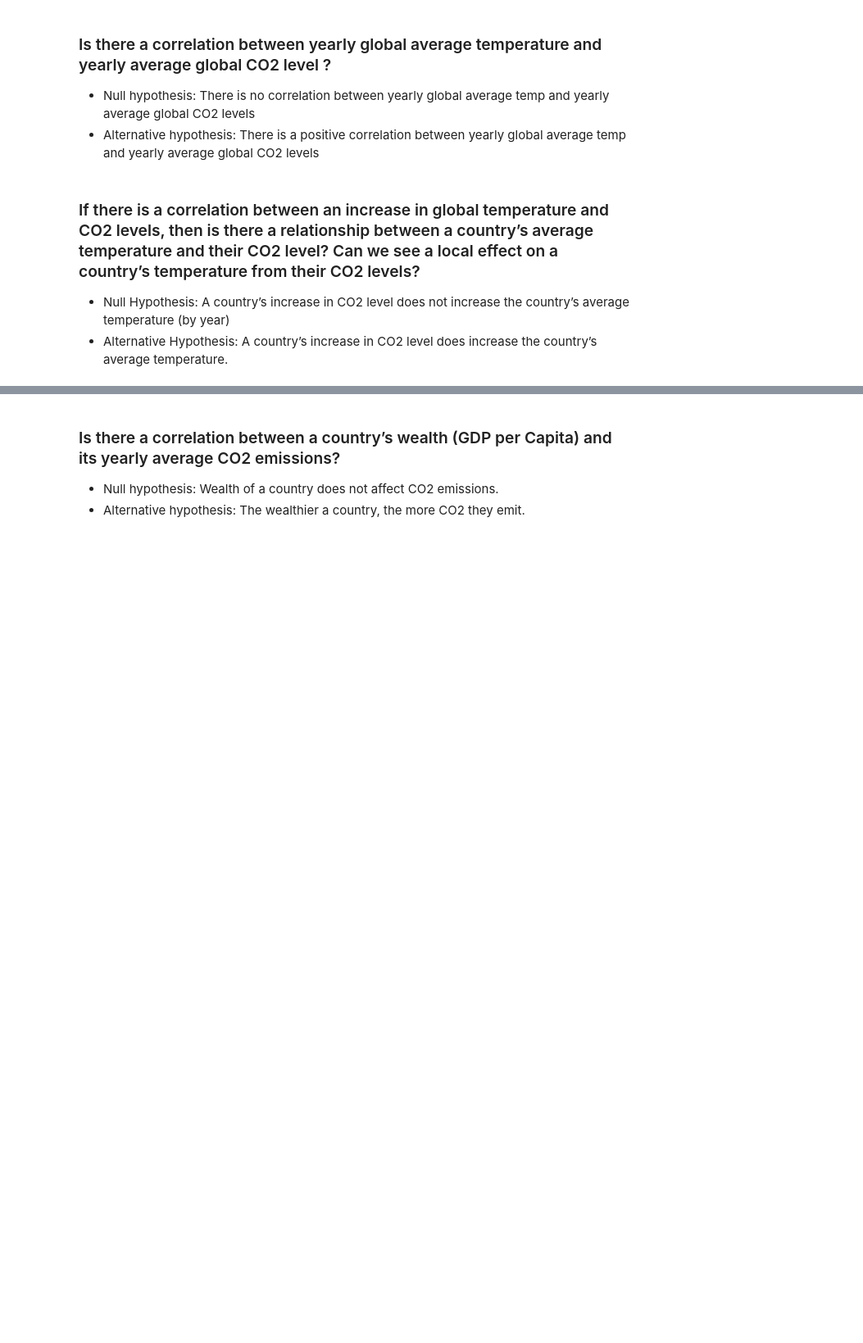
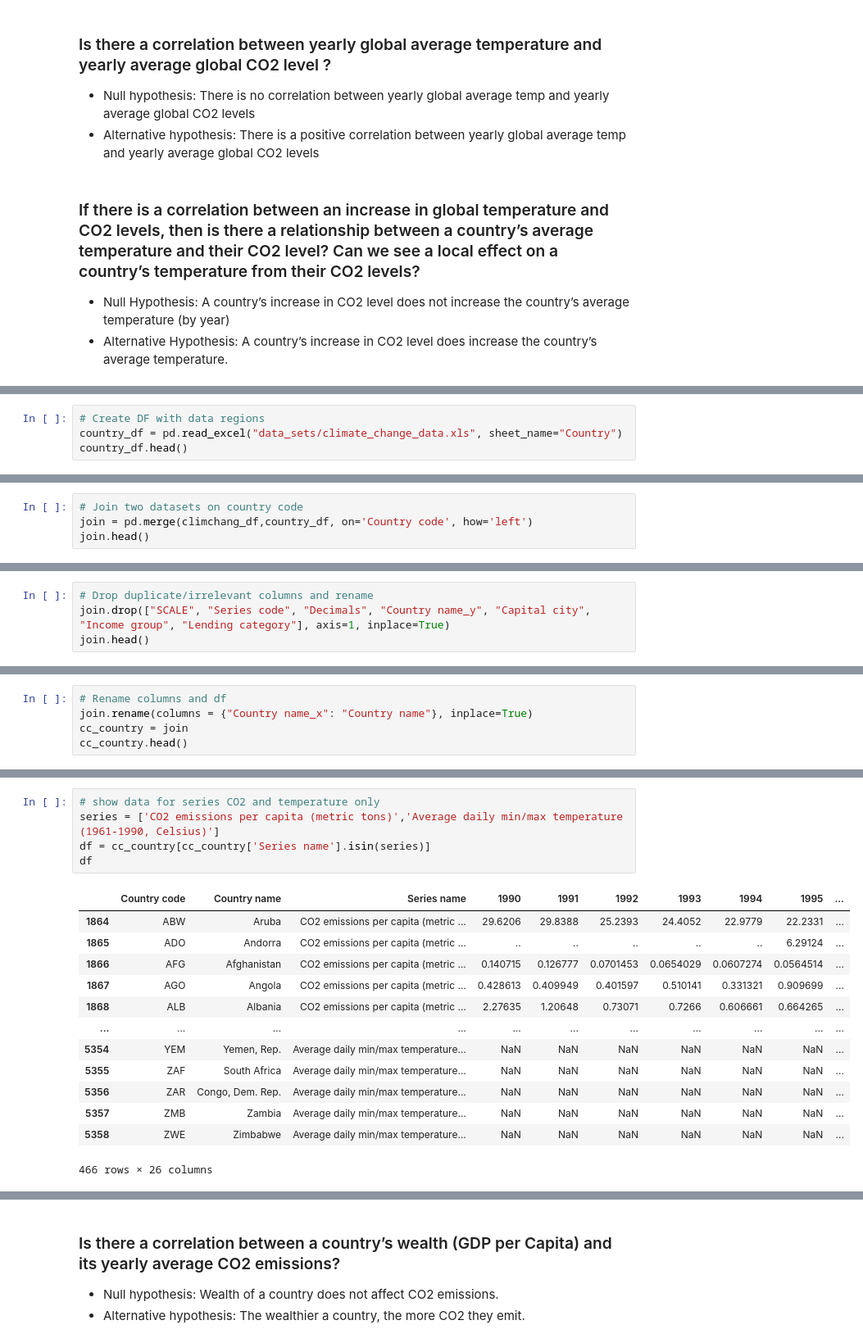
Before and after one commit to Heesu-H/project_1, a Jupyter notebook: ClimateChangePy.ipynb, the cells around one changed output, grey strips where cells are left out. Shown: that part at 82% size. Cells and saved outputs as stored; diff of their text form; blank space fills up the shorter version.

```diff
--- a/ClimateChangePy.ipynb
+++ b/ClimateChangePy.ipynb
@@ -71,0 +85,4 @@ co2_df
+# %%
+# Create DF with data regions
+country_df = pd.read_excel("data_sets/climate_change_data.xls", sheet_name="Country")
+country_df.head()
@@ -71,0 +96,4 @@ co2_df
+# %%
+# Join two datasets on country code
+join = pd.merge(climchang_df,country_df, on='Country code', how='left')
+join.head()
@@ -71,0 +108,4 @@ co2_df
+# %%
+# Drop duplicate/irrelevant columns and rename
+join.drop(["SCALE", "Series code", "Decimals", "Country name_y", "Capital city", "Income group", "Lending category"], axis=1, inplace=True)
+join.head()
@@ -71,0 +120,5 @@ co2_df
+# %%
+# Rename columns and df
+join.rename(columns = {"Country name_x": "Country name"}, inplace=True)
+cc_country = join
+cc_country.head()
@@ -71,0 +133,19 @@ co2_df
+# %%
+# show data for series CO2 and temperature only
+series = ['CO2 emissions per capita (metric tons)','Average daily min/max temperature (1961-1990, Celsius)']
+df = cc_country[cc_country['Series name'].isin(series)]
+df
+# %% [output]
+|  | Country code | Country name | Series name | 1990 | 1991 | 1992 | 1993 | 1994 | 1995 | ... |
+| 1864 | ABW | Aruba | CO2 emissions per capita (metric ... | 29.6206 | 29.8388 | 25.2393 | 24.4052 | 22.9779 | 22.2331 | ... |
+| 1865 | ADO | Andorra | CO2 emissions per capita (metric ... | .. | .. | .. | .. | .. | 6.29124 | ... |
+| 1866 | AFG | Afghanistan | CO2 emissions per capita (metric ... | 0.140715 | 0.126777 | 0.0701453 | 0.0654029 | 0.0607274 | 0.0564514 | ... |
+| 1867 | AGO | Angola | CO2 emissions per capita (metric ... | 0.428613 | 0.409949 | 0.401597 | 0.510141 | 0.331321 | 0.909699 | ... |
+| 1868 | ALB | Albania | CO2 emissions per capita (metric ... | 2.27635 | 1.20648 | 0.73071 | 0.7266 | 0.606661 | 0.664265 | ... |
+| ... | ... | ... | ... | ... | ... | ... | ... | ... | ... | ... |
+| 5354 | YEM | Yemen, Rep. | Average daily min/max temperature... | NaN | NaN | NaN | NaN | NaN | NaN | ... |
+| 5355 | ZAF | South Africa | Average daily min/max temperature... | NaN | NaN | NaN | NaN | NaN | NaN | ... |
+| 5356 | ZAR | Congo, Dem. Rep. | Average daily min/max temperature... | NaN | NaN | NaN | NaN | NaN | NaN | ... |
+| 5357 | ZMB | Zambia | Average daily min/max temperature... | NaN | NaN | NaN | NaN | NaN | NaN | ... |
+| 5358 | ZWE | Zimbabwe | Average daily min/max temperature... | NaN | NaN | NaN | NaN | NaN | NaN | ... |
+466 rows × 26 columns
```
Also changed, not shown: parts of 8 cells of this notebook.
